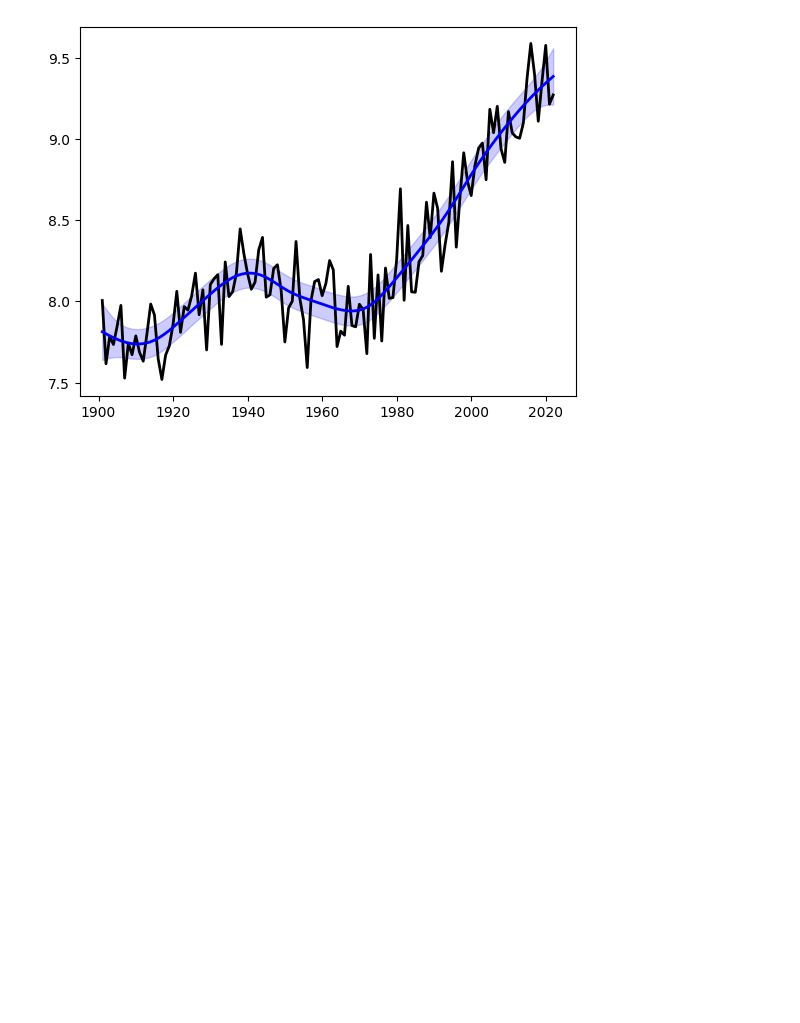
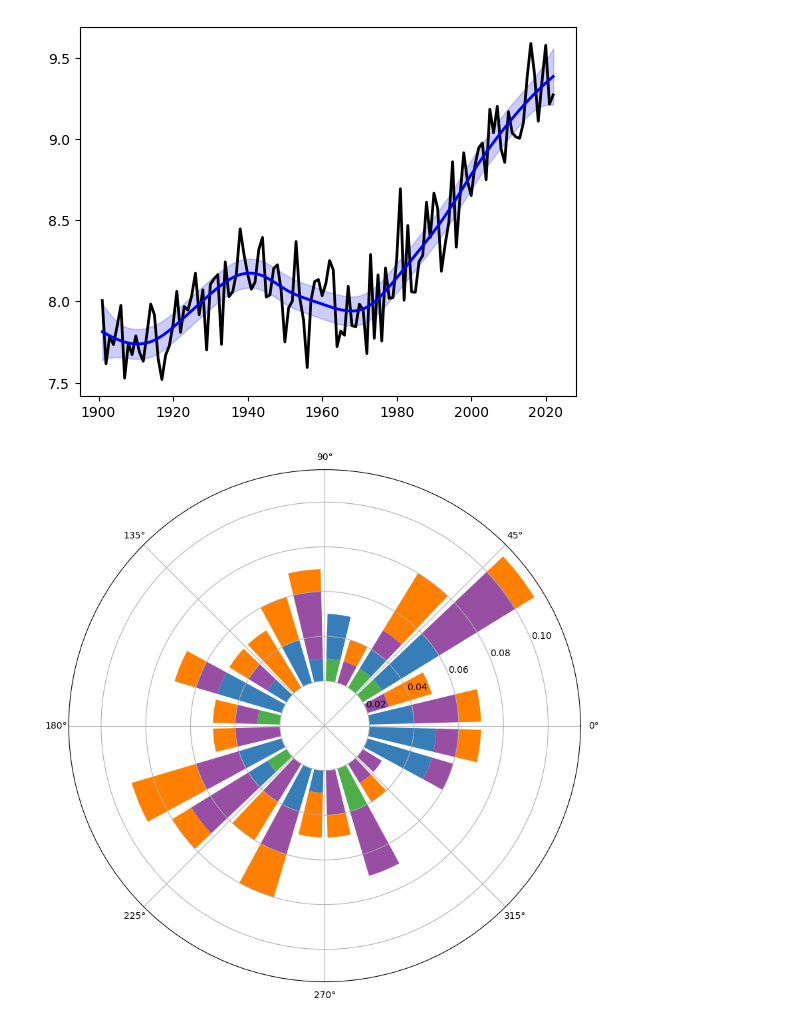
Before and after one commit to ZhongruiNing/FNRD, a Jupyter notebook: plot.ipynb, the cells around one changed output. Drawn from its saved outputs; the diff is of its cells as text; code cells hidden in the pictures; blank space fills up the shorter version.

```diff
--- a/plot.ipynb
+++ b/plot.ipynb
@@ -737,0 +842,5 @@ plt.close()
+# %%
+big_river_shp = gpd.read_file("../data/shape/stationbasins.shp")
+big_river_selection = pd.read_csv("../data/big_river_selection.txt", sep='\t')
+big_river_shp = big_river_shp[big_river_shp['grdc_no'].astype(int).astype(str).isin(big_river_selection['grdc_no'].astype(int).astype(str))]
+big_river_shp = big_river_shp.reset_index(drop=True)
@@ -758,3 +1077,59 @@ plt.fill_between(x_pred, y_lower, y_upper, color='blue', alpha=0.2, label='95% C
 [figure]
 # %%
 cru_series = cru_series['tas'].resample('YS').mean()
+# %%
+np.random.seed(0)
+directions = np.random.uniform(0, 360, 100)
+strengths = np.random.uniform(0, 1, 100)
+# %%
+# Sample data (replace with real data)
+
+
+# Binning settings
+bin_width = 15
+bins = np.arange(0, 360 + bin_width, bin_width)
+bin_indices = np.digitize(directions, bins) - 1
+n_bins = len(bins) - 1
+
+# Strength categories
+categories = [(0, 0.1), (0.1, 0.4), (0.4, 0.7), (0.7, 1)]
+n_cat = len(categories)
+
+# Count matrix
+counts = np.zeros((n_bins, n_cat))
+for i in range(n_bins):
+    mask_dir = bin_indices == i
+    for j, (low, high) in enumerate(categories):
+        mask_cat = (strengths >= low) & (strengths < high)
+        counts[i, j] = np.sum(mask_dir & mask_cat)
+
+# Convert counts to proportions
+proportions = counts / len(directions)
+
+# Angles for bars
+angles = np.deg2rad(bins[:-1] + bin_width/2)
+
+# Colors
+colors = ["#4daf4a", "#377eb8", "#984ea3", "#ff7f00"]
+
+# --- Modification 1: move bar "start" outward ---
+base_radius = 0.02  # offset from center
+
+# --- Modification 2: narrow bar width for spacing ---
+bar_width = np.deg2rad(bin_width * 0.8)  # 80% width
+
+fig = plt.figure(figsize=(10, 10))
+ax = plt.subplot(111, polar=True)
+
+bottom = np.ones(n_bins) * base_radius  # start from offset radius
+
+for j in range(n_cat):
+    ax.bar(
+        angles, proportions[:, j], width=bar_width,
+        bottom=bottom, color=colors[j], edgecolor=None
+    )
+    bottom += proportions[:, j]
+
+plt.show()
+# %% [output]
+[figure, added]
```
Also changed, not shown: parts of 19 cells of this notebook, 3 other files.
